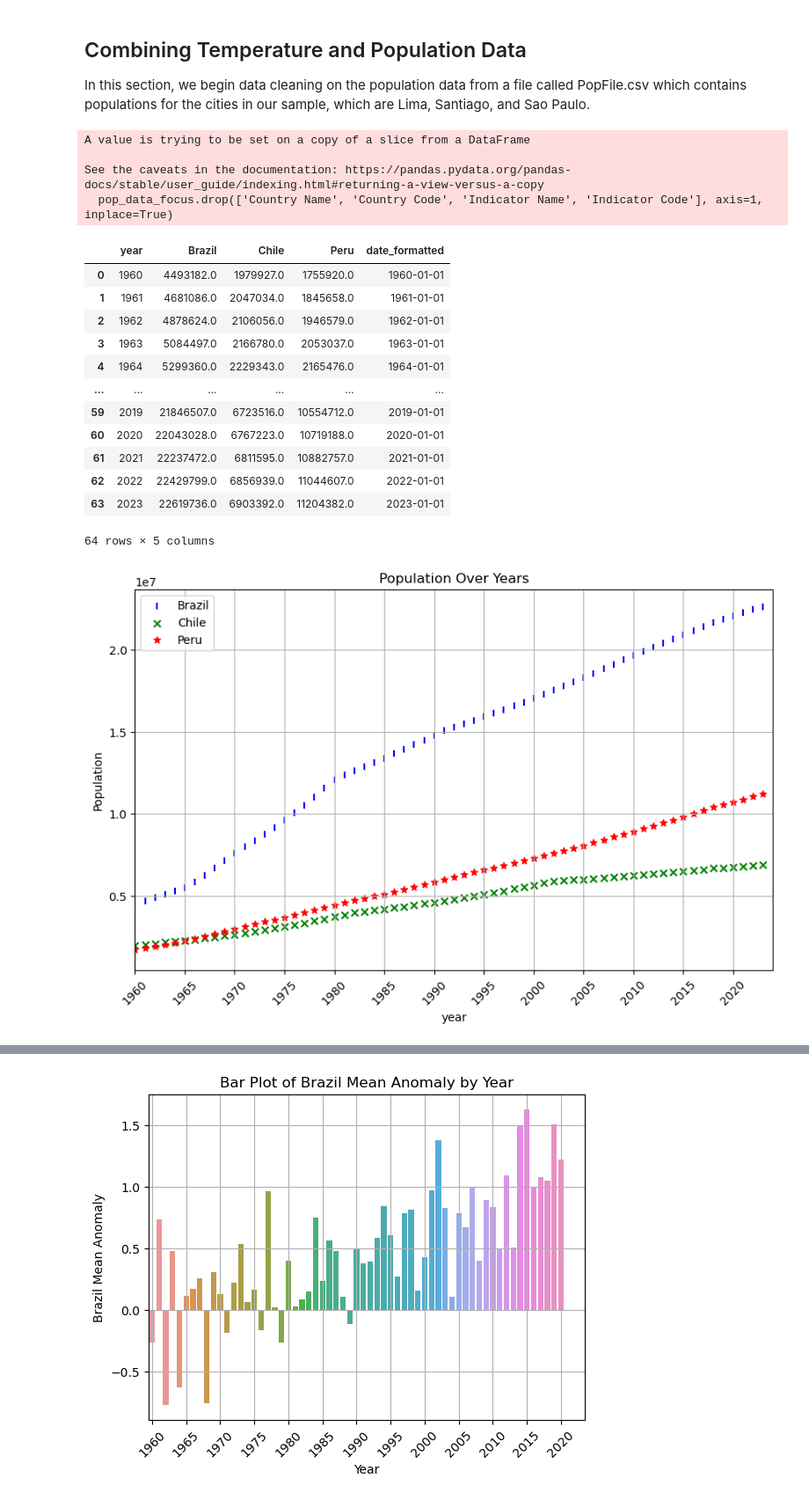
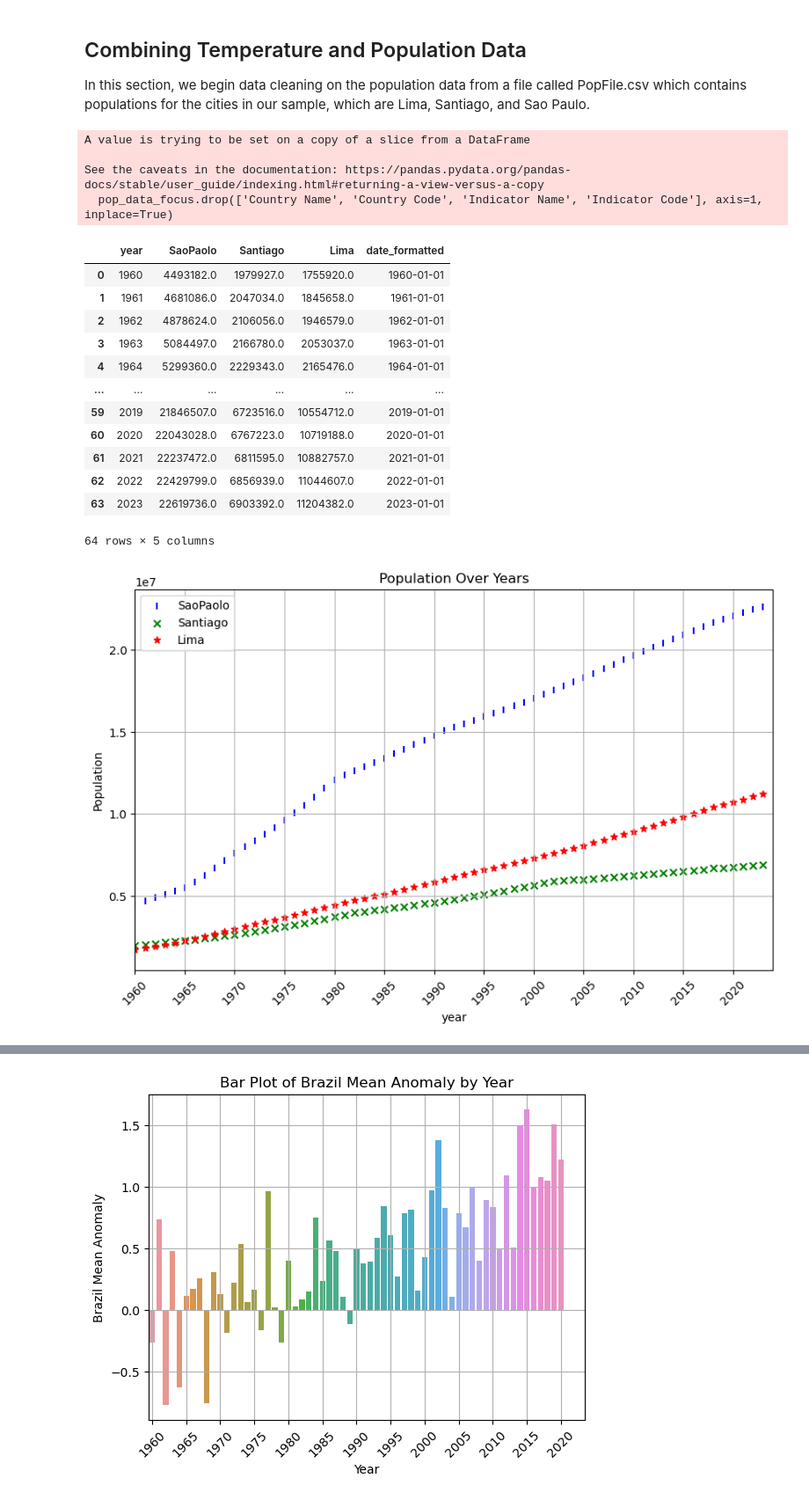
Before and after one commit to gowrath/Climate_EDA-SouthAmerica, a Jupyter notebook: TemperatureAndPopulation.ipynb, the cells around one changed output, grey strips where cells are left out. Shown at 88% size. Cells and saved outputs as stored; diff of their text form; code cells hidden in the pictures.

```diff
--- a/TemperatureAndPopulation.ipynb
+++ b/TemperatureAndPopulation.ipynb
@@ -75,7 +76,7 @@ pop_data_focus.drop(['Country Name', 'Country Code', 'Indicator Name', 'Indicato
 pop_data_focus = pop_data_focus.transpose()
 
 # rename the columns correctly
-pop_data_focus = pop_data_focus.rename(columns={29: 'Brazil', 39: 'Chile', 186:'Peru'})
+pop_data_focus = pop_data_focus.rename(columns={29: 'SaoPaolo', 39: 'Santiago', 186:'Lima'})
 
 # no non-numerics
 pop_data_focus = pop_data_focus[pop_data_focus.index.str.isnumeric()]
@@ -91,13 +92,13 @@ pop_data_focus['date_formatted'] = pd.to_datetime(pop_data_focus['year'], format
 
 
 
-pop_data_focus
+pop_data_focus.tail(100)
 # %% [output]
 A value is trying to be set on a copy of a slice from a DataFrame
 
 See the caveats in the documentation: https://pandas.pydata.org/pandas-docs/stable/user_guide/indexing.html#returning-a-view-versus-a-copy
   pop_data_focus.drop(['Country Name', 'Country Code', 'Indicator Name', 'Indicator Code'], axis=1, inplace=True)
-|  | year | Brazil | Chile | Peru | date_formatted |
+|  | year | SaoPaolo | Santiago | Lima | date_formatted |
 | 0 | 1960 | 4493182.0 | 1979927.0 | 1755920.0 | 1960-01-01 |
 | 1 | 1961 | 4681086.0 | 2047034.0 | 1845658.0 | 1961-01-01 |
 | 2 | 1962 | 4878624.0 | 2106056.0 | 1946579.0 | 1962-01-01 |
@@ -113,31 +114,31 @@ See the caveats in the documentation: https://pandas.pydata.org/pandas-docs/stab
 # %%
 #pop_data_focus.plot()
 
 plt.figure(figsize=(10, 6))
-plt.scatter(pop_data_focus['year'], pop_data_focus['Brazil'], label='Brazil', marker='|', color='blue')
-plt.scatter(pop_data_focus['year'], pop_data_focus['Chile'], label='Chile', marker='x', color='green')
-plt.scatter(pop_data_focus['year'], pop_data_focus['Peru'], label='Peru', marker='*', color='red')
+plt.scatter(pop_data_focus['year'], pop_data_focus['SaoPaolo'], label='SaoPaolo', marker='|', color='blue')
+plt.scatter(pop_data_focus['year'], pop_data_focus['Santiago'], label='Santiago', marker='x', color='green')
+plt.scatter(pop_data_focus['year'], pop_data_focus['Lima'], label='Lima', marker='*', color='red')
 
 # add labels and title
 plt.xlabel('year')
 plt.ylabel('Population')
 plt.title('Population Over Years')
 plt.grid(True)
 
 # set axes
 plt.ylim(bottom=500000)
 plt.xlim(left=1960, right=pop_data_focus['year'].max() + 1)  # Adding 1 to max year to ensure all points are visible
 
 # Setting custom x-axis ticks
 plt.xticks(range(1960, pop_data_focus['year'].max() + 1, 5), rotation=45)
 
 
 # add legend
 plt.legend()
 
 # display the plot
 plt.show()
 # %% [output]
-[figure, old version]
+[figure, new version]
 # %%
 print(pop_data_focus.columns)
```
Also changed, not shown: parts of 11 cells of this notebook, 15 other files.
